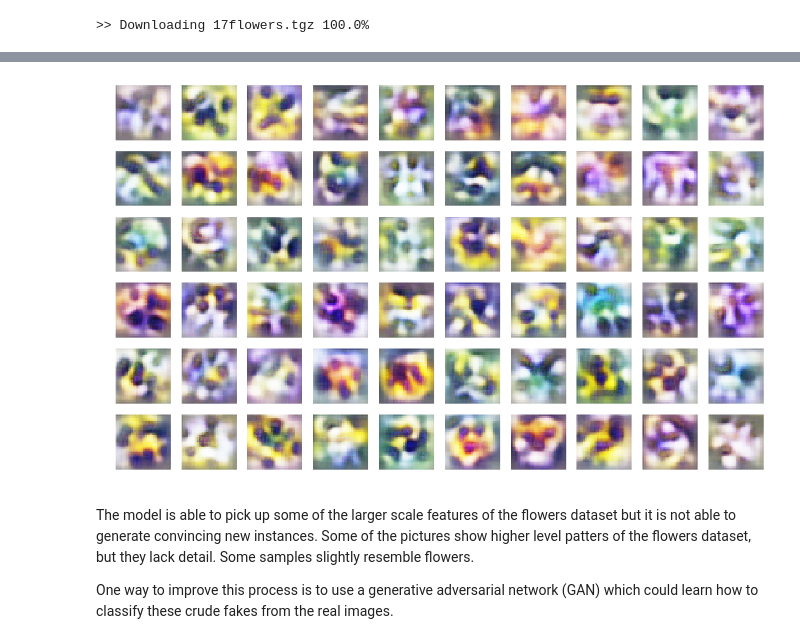
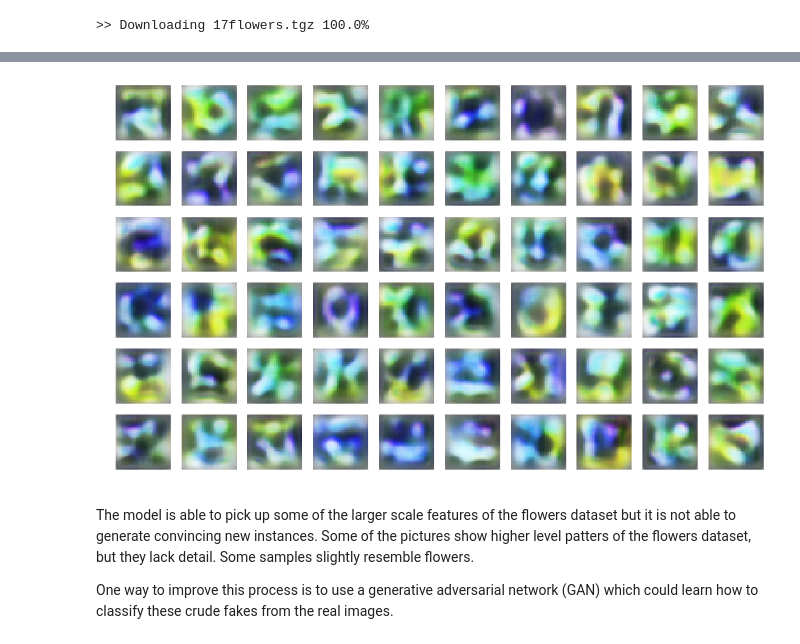
Before and after one commit to DCtheTall/hands-on-machine-learning, a Jupyter notebook: chapter15/Exercises.ipynb, the cells around one changed output, grey strips where cells are left out. Drawn from its saved outputs; the diff is of its cells as text; code cells hidden in the pictures.

```diff
--- a/chapter15/Exercises.ipynb
+++ b/chapter15/Exercises.ipynb
@@ -1355,8 +1359,8 @@ def shuffle_batches(X, batch_size):
 # %%
 # Training the model.
 
-n_epochs = 20
-batch_size = 150
+n_epochs = 50
+batch_size = 256
 
 with tf.Session() as sess:
   init.run()
@@ -1411,30 +1421,23 @@ plt.show()
 # %%
 # Generating new images.
 
 n_images = 60
 
 with tf.Session() as sess:
   init.run()
   saver.restore(sess, './my_model_variational.ckpt')
-  codings_mean_val = tf.get_default_graph().get_tensor_by_name(
-      os.path.split(codings_mean.name)[0] + '/kernel:0')
-  codings_gamma_val = tf.get_default_graph().get_tensor_by_name(
-      os.path.split(codings_gamma.name)[0] + '/kernel:0')
-  loc = tf.reduce_mean(codings_mean_val).eval()
-  gamma = tf.reduce_mean(codings_gamma_val).eval()
-  stddev = np.exp(gamma / 2)
   codings_rnd = np.random.normal(size=(n_images, coding_dim), loc=0.0,
                                  scale=1.0)
   outputs_val = logits.eval(feed_dict={codings: codings_rnd})
-  outputs_val = tf.nn.sigmoid(2.0 * outputs_val).eval()
+  outputs_val = tf.nn.sigmoid(outputs_val).eval()
 
 plt.figure(figsize=(16, 100))
 for i in range(n_images):
     plt.subplot(n_images, 10, i + 1)
-    plot_image(outputs_val[i])
+    plot_image(np.clip(outputs_val[i], 0, 1))
 plt.show()
 # %% [output]
-[figure, old version]
+[figure, new version]
 # %% [markdown]
 The model is able to pick up some of the larger scale features of the flowers dataset but it is not able to generate convincing new instances. Some of the pictures show higher level patters of the flowers dataset, but they lack detail. Some samples slightly resemble flowers.
 
```
Also changed, not shown: parts of 4 cells of this notebook.
